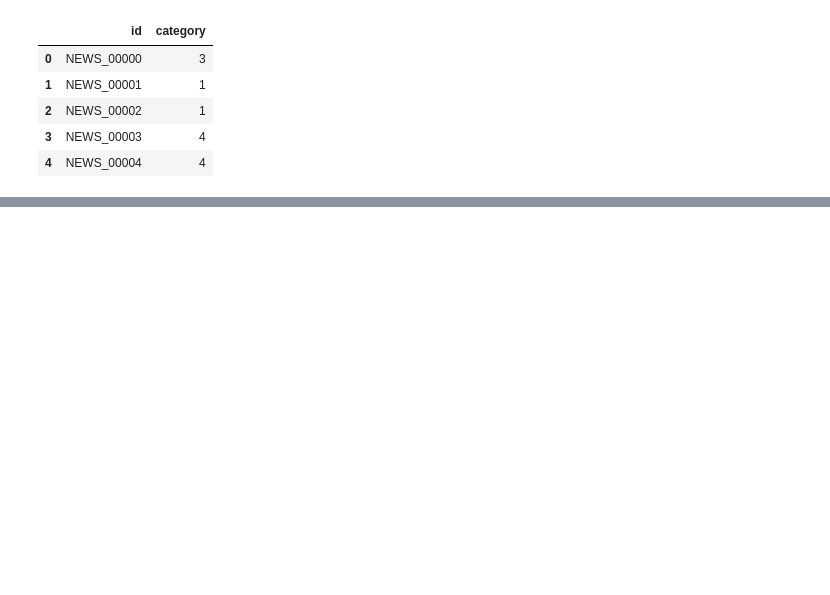
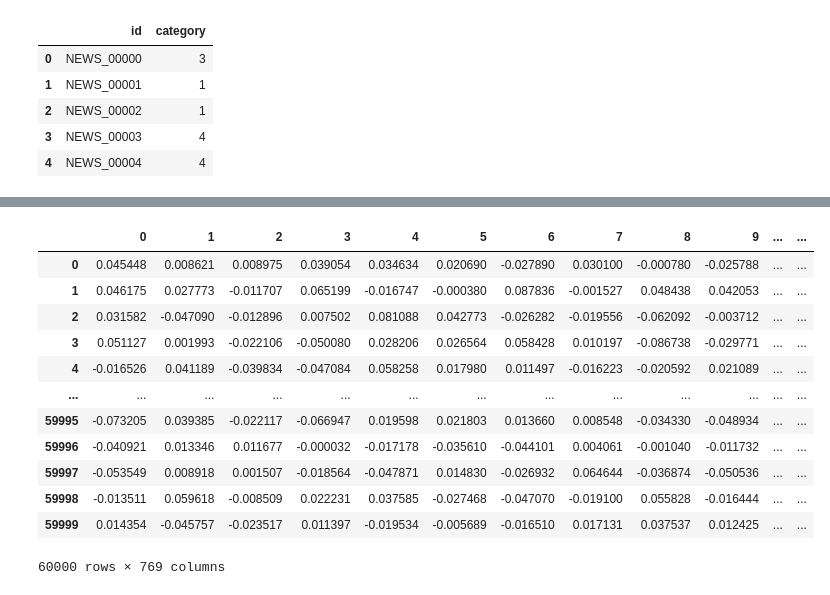
Before and after one commit to hr1588/pytorch, a Jupyter notebook: news_clustering.ipynb, the cells around one changed output, grey strips where cells are left out. Saved outputs shown, nothing was run; the diff lists cells and outputs as text; code cells hidden in the pictures; blank space fills up the shorter version.

```diff
--- a/news_clustering.ipynb
+++ b/news_clustering.ipynb
@@ -310,0 +504,8 @@ sample.to_csv('sumbit_third.csv', index = False)
+# %%
+most_probable_topic_labels
+
+min_val = min(most_probable_topic_labels)
+max_val = max(most_probable_topic_labels)
+# %%
+normalized_data = [(x - min_val) / (max_val - min_val)/20 for x in most_probable_topic_labels]
+normalized_data
@@ -310,0 +530,9 @@ sample.to_csv('sumbit_third.csv', index = False)
+# %%
+most_probable_topic_labels_matrix = np.array(normalized_data).reshape(-1,1)
+# %%
+device = torch.device('cuda' if torch.cuda.is_available() else 'cpu')
+
+model = SentenceTransformer('all-MPNet-base-v2').to(device)
+new_embeddings = model.encode(texts)
+combined_embeddings = np.concatenate((new_embeddings , most_probable_topic_labels_matrix), axis=1)
+combined_embeddings
@@ -310,0 +553,16 @@ sample.to_csv('sumbit_third.csv', index = False)
+# %%
+pd.DataFrame(combined_embeddings)
+# %% [output]
+|  | 0 | 1 | 2 | 3 | 4 | 5 | 6 | 7 | 8 | 9 | ... | ... |
+| 0 | 0.045448 | 0.008621 | 0.008975 | 0.039054 | 0.034634 | 0.020690 | -0.027890 | 0.030100 | -0.000780 | -0.025788 | ... | ... |
+| 1 | 0.046175 | 0.027773 | -0.011707 | 0.065199 | -0.016747 | -0.000380 | 0.087836 | -0.001527 | 0.048438 | 0.042053 | ... | ... |
+| 2 | 0.031582 | -0.047090 | -0.012896 | 0.007502 | 0.081088 | 0.042773 | -0.026282 | -0.019556 | -0.062092 | -0.003712 | ... | ... |
+| 3 | 0.051127 | 0.001993 | -0.022106 | -0.050080 | 0.028206 | 0.026564 | 0.058428 | 0.010197 | -0.086738 | -0.029771 | ... | ... |
+| 4 | -0.016526 | 0.041189 | -0.039834 | -0.047084 | 0.058258 | 0.017980 | 0.011497 | -0.016223 | -0.020592 | 0.021089 | ... | ... |
+| ... | ... | ... | ... | ... | ... | ... | ... | ... | ... | ... | ... | ... |
+| 59995 | -0.073205 | 0.039385 | -0.022117 | -0.066947 | 0.019598 | 0.021803 | 0.013660 | 0.008548 | -0.034330 | -0.048934 | ... | ... |
+| 59996 | -0.040921 | 0.013346 | 0.011677 | -0.000032 | -0.017178 | -0.035610 | -0.044101 | 0.004061 | -0.001040 | -0.011732 | ... | ... |
+| 59997 | -0.053549 | 0.008918 | 0.001507 | -0.018564 | -0.047871 | 0.014830 | -0.026932 | 0.064644 | -0.036874 | -0.050536 | ... | ... |
+| 59998 | -0.013511 | 0.059618 | -0.008509 | 0.022231 | 0.037585 | -0.027468 | -0.047070 | -0.019100 | 0.055828 | -0.016444 | ... | ... |
+| 59999 | 0.014354 | -0.045757 | -0.023517 | 0.011397 | -0.019534 | -0.005689 | -0.016510 | 0.017131 | 0.037537 | 0.012425 | ... | ... |
+60000 rows × 769 columns
```
Also changed, not shown: parts of 54 cells of this notebook.
